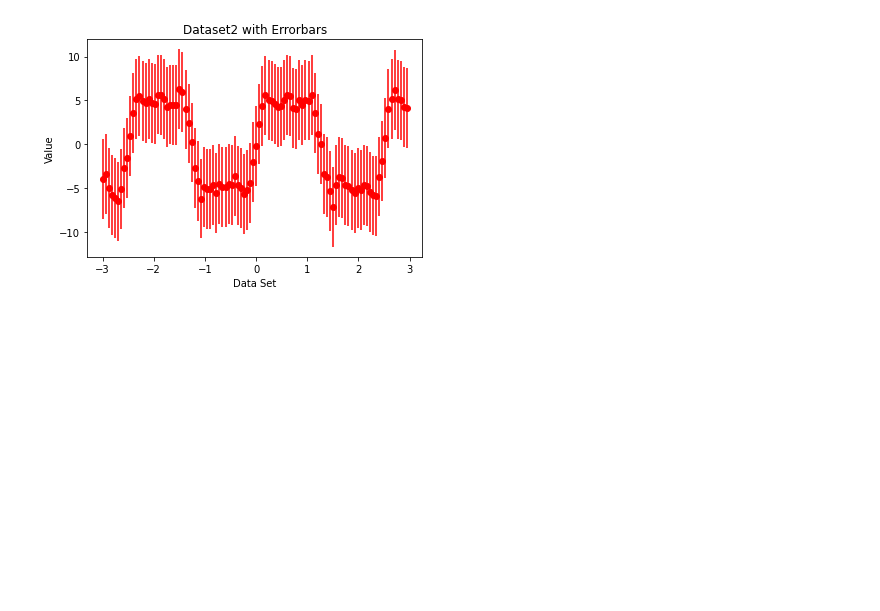
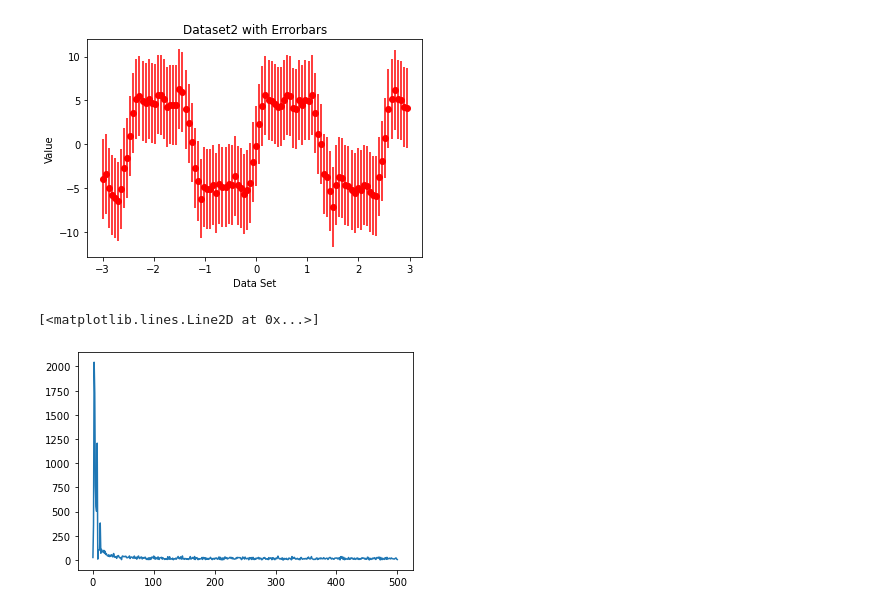
Before and after one commit to AnonymousePikachu/EE2703-ASL, a Jupyter notebook: Week 3/Week3Pres.ipynb, the cells around one changed output. Cells and saved outputs as stored; diff of their text form; code cells hidden in the pictures; blank space fills up the shorter version.

```diff
--- a/Week 3/Week3Pres.ipynb
+++ b/Week 3/Week3Pres.ipynb
@@ -187,3 +197,20 @@ plt.title("Dataset2 with Errorbars")
 plt.show()
 # %% [output]
 [figure]
+# %%
+import numpy as np
+import scipy as scipy
+import matplotlib.pyplot as plt
+
+data = np.loadtxt("dataset2.txt")
+
+data_x = data[:,0]
+data_y = data[:,1]
+
+n = len(data_y)
+yf = abs(np.fft.rfft(data_y))
+xf = np.fft.rfftfreq(n, 1/n)
+plt.plot(xf,yf)
+# %% [output]
+[<matplotlib.lines.Line2D at 0x...>]
+[figure, added]
```
Also changed, not shown: parts of 10 cells of this notebook.
